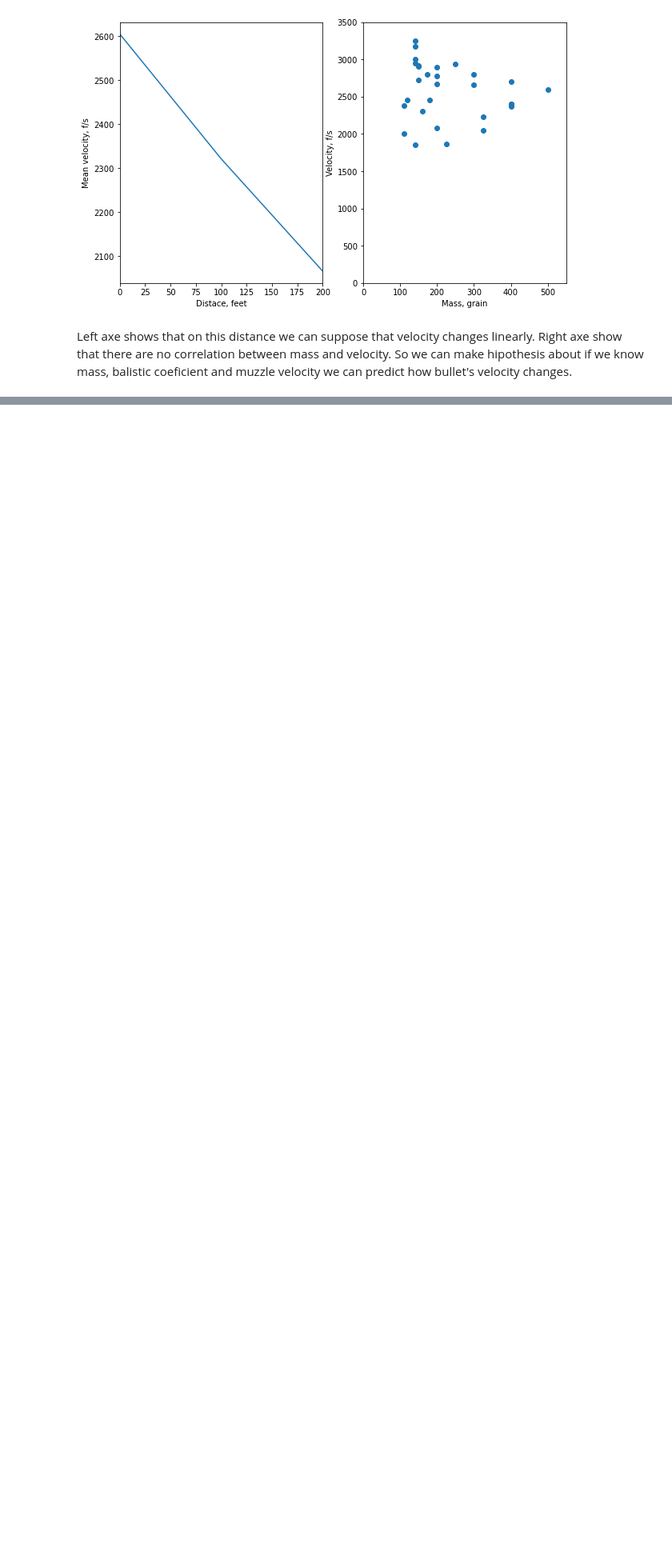
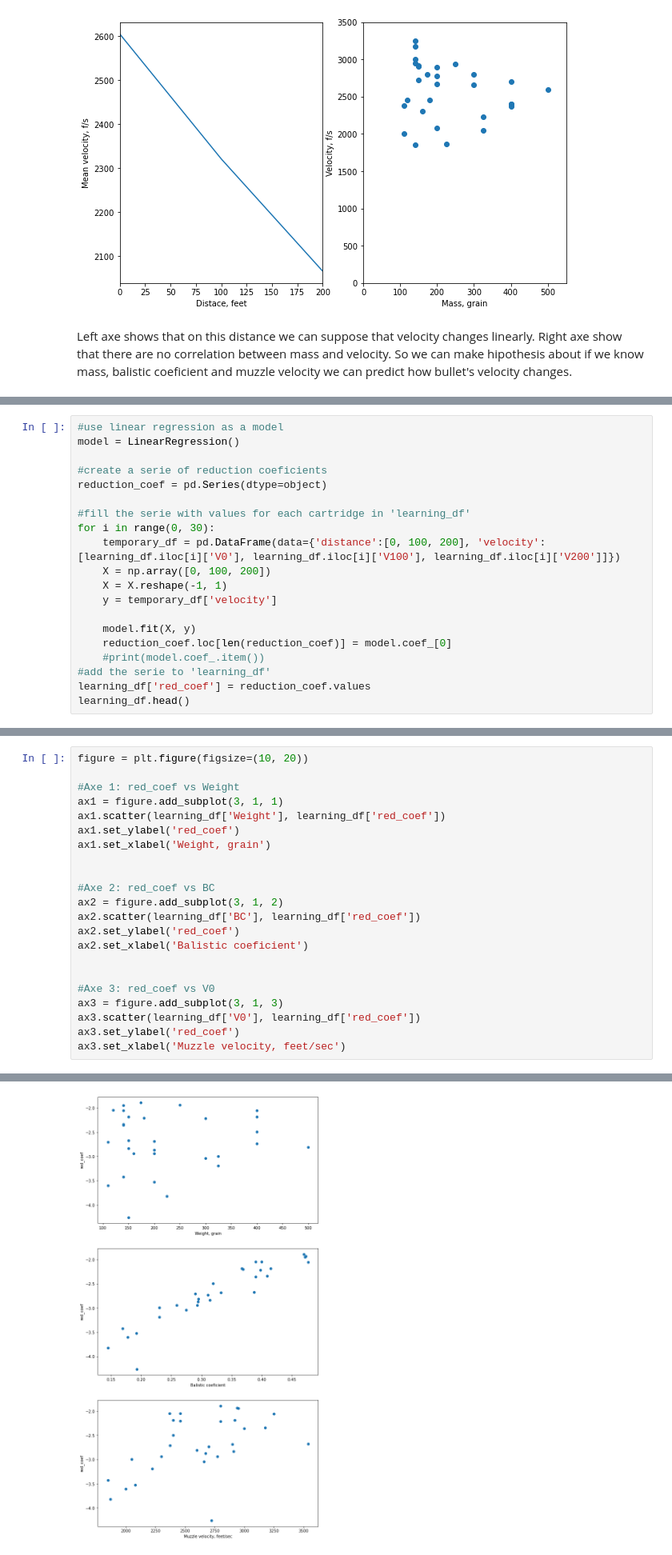
Before and after one commit to OstapVando/BALISTICS_analysis, a Jupyter notebook: main.ipynb, the cells around one changed output, grey strips where cells are left out. Shown at 80% size. Saved outputs shown, nothing was run; the diff lists cells and outputs as text; blank space fills up the shorter version.

```diff
--- a/main.ipynb
+++ b/main.ipynb
@@ -190,0 +164,20 @@ learning_df.head()
+# %%
+#use linear regression as a model
+model = LinearRegression()
+
+#create a serie of reduction coeficients
+reduction_coef = pd.Series(dtype=object)
+
+#fill the serie with values for each cartridge in 'learning_df'
+for i in range(0, 30):
+    temporary_df = pd.DataFrame(data={'distance':[0, 100, 200], 'velocity':[learning_df.iloc[i]['V0'], learning_df.iloc[i]['V100'], learning_df.iloc[i]['V200']]})
+    X = np.array([0, 100, 200])
+    X = X.reshape(-1, 1)
+    y = temporary_df['velocity']
+
+    model.fit(X, y)
+    reduction_coef.loc[len(reduction_coef)] = model.coef_[0]
+    #print(model.coef_.item())
+#add the serie to 'learning_df'
+learning_df['red_coef'] = reduction_coef.values
+learning_df.head()
@@ -190,0 +193,23 @@ learning_df.head()
+# %%
+figure = plt.figure(figsize=(10, 20))
+
+#Axe 1: red_coef vs Weight
+ax1 = figure.add_subplot(3, 1, 1)
+ax1.scatter(learning_df['Weight'], learning_df['red_coef'])
+ax1.set_ylabel('red_coef')
+ax1.set_xlabel('Weight, grain')
+
+
+#Axe 2: red_coef vs BC
+ax2 = figure.add_subplot(3, 1, 2)
+ax2.scatter(learning_df['BC'], learning_df['red_coef'])
+ax2.set_ylabel('red_coef')
+ax2.set_xlabel('Balistic coeficient')
+
+
+#Axe 3: red_coef vs V0
+ax3 = figure.add_subplot(3, 1, 3)
+ax3.scatter(learning_df['V0'], learning_df['red_coef'])
+ax3.set_ylabel('red_coef')
+ax3.set_xlabel('Muzzle velocity, feet/sec')
+# %% [output]
@@ -190,0 +217 @@ learning_df.head()
+[figure, added]
```
Also changed, not shown: parts of 10 cells of this notebook.
